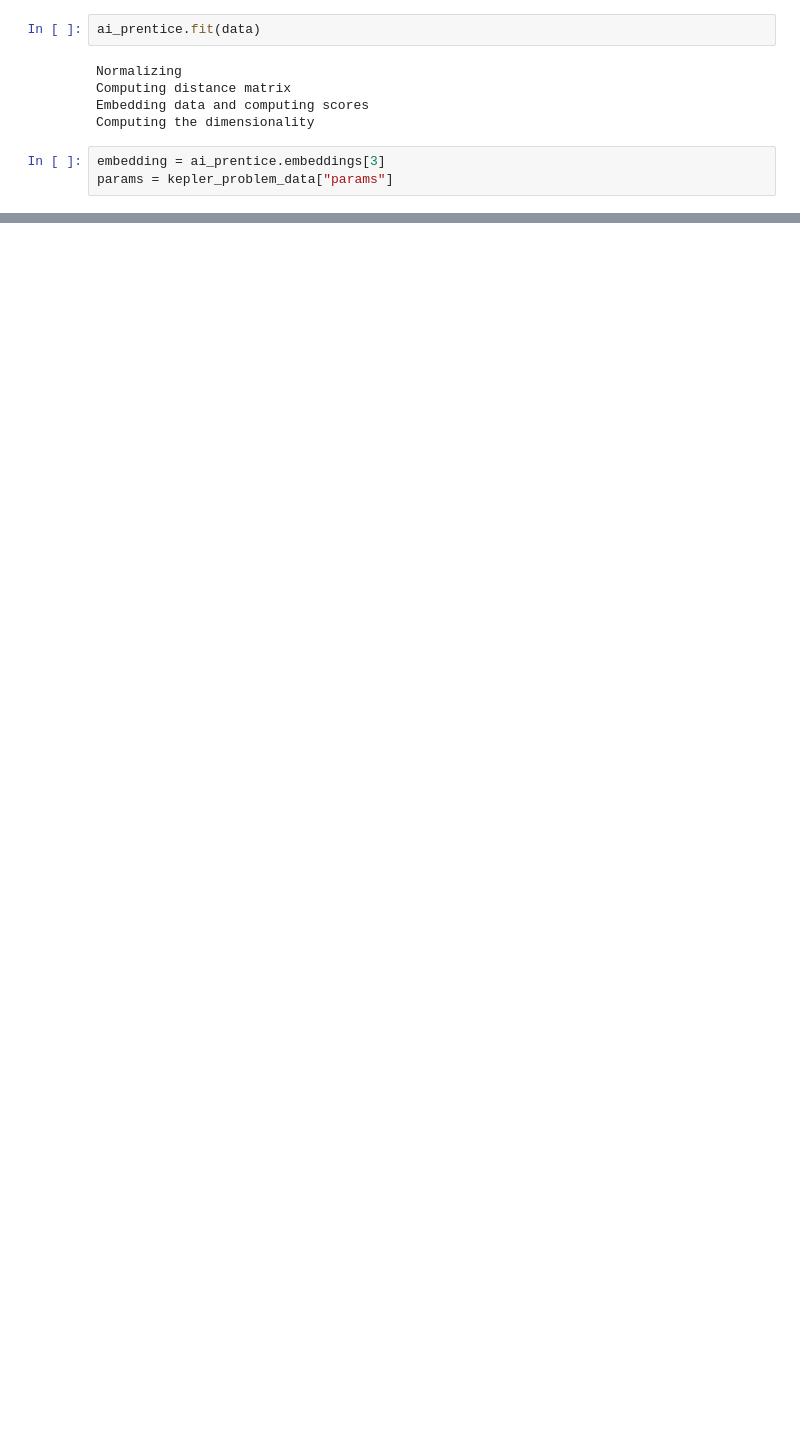
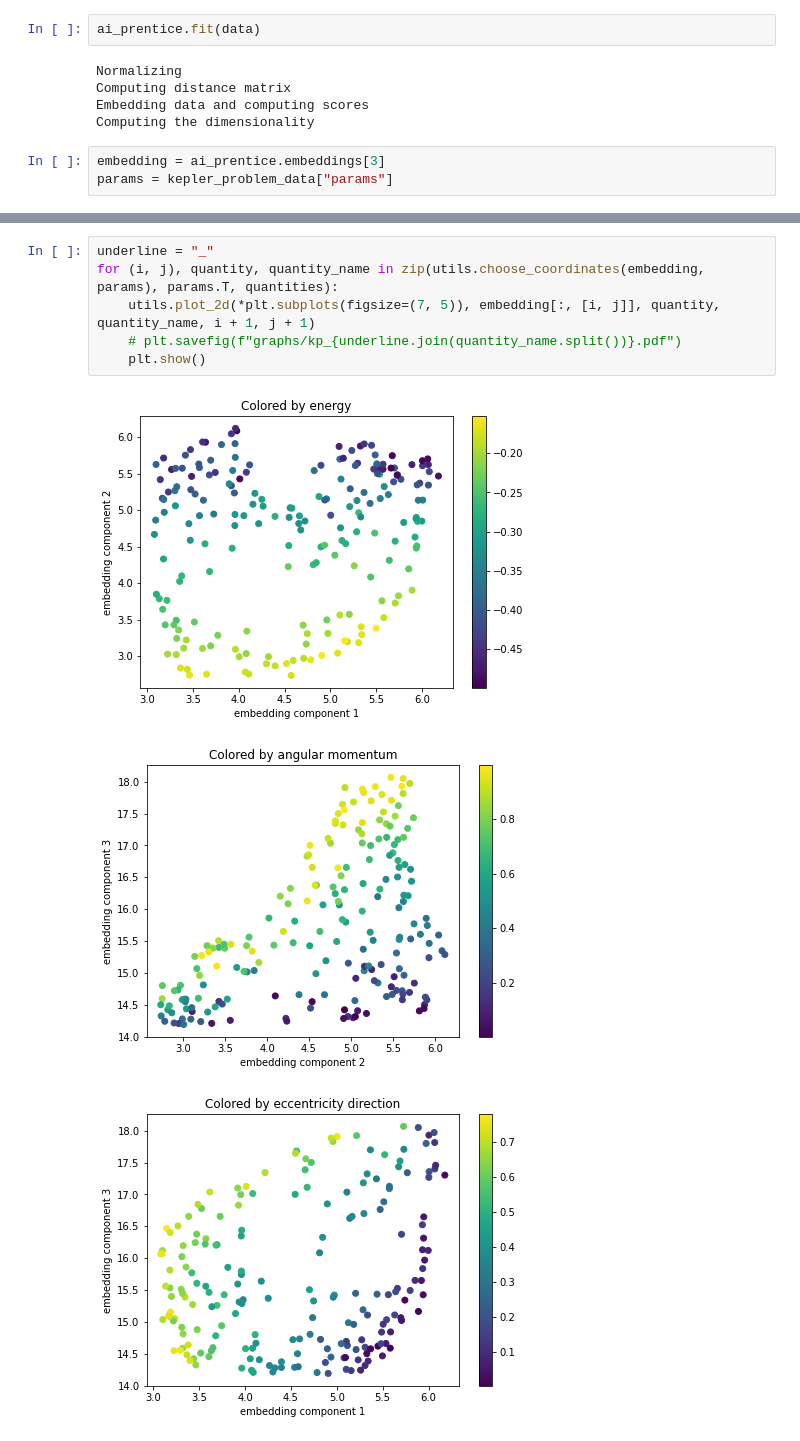
Before and after one commit to waleko/ai-prentice-conservation-laws, a Jupyter notebook: prentice_kepler_problem.ipynb, the cells around one changed output, grey strips where cells are left out. Cells and saved outputs as stored; diff of their text form; blank space fills up the shorter version.

```diff
--- a/prentice_kepler_problem.ipynb
+++ b/prentice_kepler_problem.ipynb
@@ -44 +43,11 @@ plt.show()
+# %%
+underline = "_"
+for (i, j), quantity, quantity_name in zip(utils.choose_coordinates(embedding, params), params.T, quantities):
+    utils.plot_2d(*plt.subplots(figsize=(7, 5)), embedding[:, [i, j]], quantity, quantity_name, i + 1, j + 1)
+    # plt.savefig(f"graphs/kp_{underline.join(quantity_name.split())}.pdf")
+    plt.show()
+# %% [output]
+[figure, added]
+[figure, added]
+[figure, added]
 # %%
```
Also changed, not shown: parts of 7 cells of this notebook, 11 other files.
